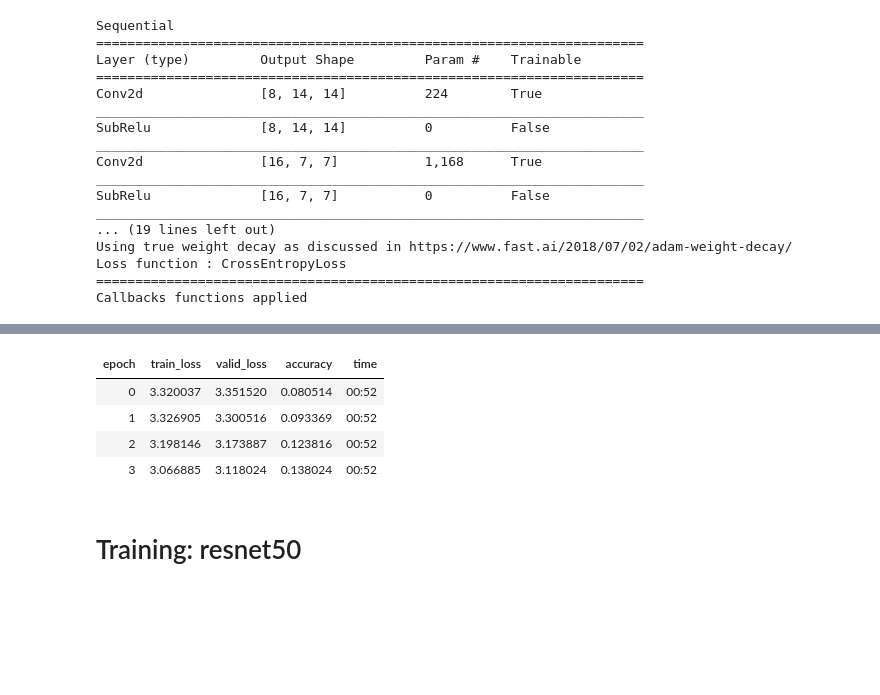
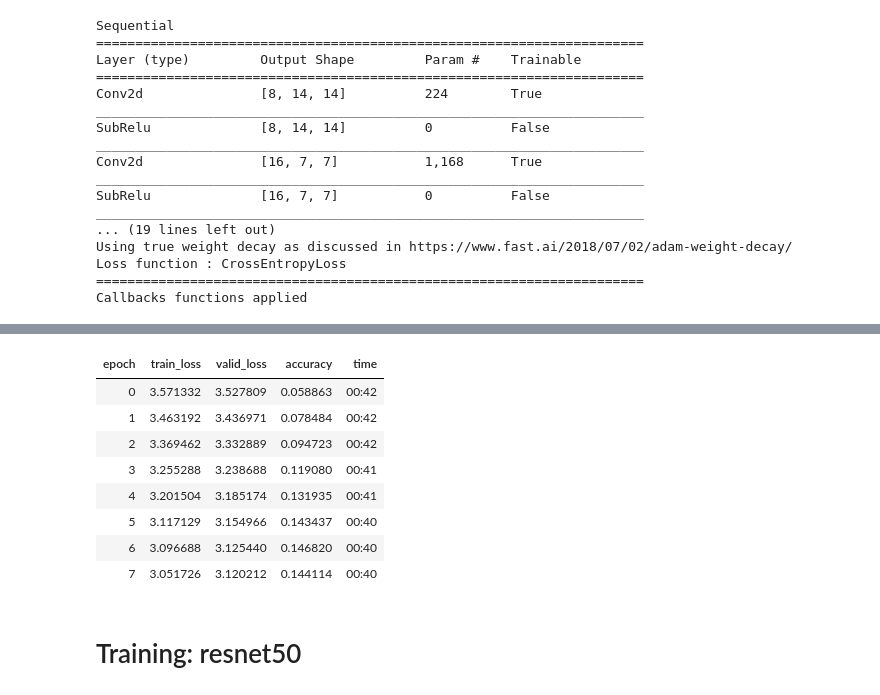
Before and after one commit to AnnieCRY/DS5500-Project2, a Jupyter notebook: pet_classification.ipynb, the cells around one changed output, grey strips where cells are left out. Saved outputs shown, nothing was run; the diff lists cells and outputs as text; code cells hidden in the pictures; blank space fills up the shorter version.

```diff
--- a/pet_classification.ipynb
+++ b/pet_classification.ipynb
@@ -379,11 +377,15 @@ LR Finder is complete, type {learner_name}.recorder.plot() to see the graph.
-# %%
-learn.fit_one_cycle(4, max_lr=1e-02)
-# %% [output]
-| epoch | train_loss | valid_loss | accuracy | time |
-| 0 | 3.320037 | 3.351520 | 0.080514 | 00:52 |
-| 1 | 3.326905 | 3.300516 | 0.093369 | 00:52 |
-| 2 | 3.198146 | 3.173887 | 0.123816 | 00:52 |
-| 3 | 3.066885 | 3.118024 | 0.138024 | 00:52 |
+# %%
+learn.fit_one_cycle(8)
+# %% [output]
+| epoch | train_loss | valid_loss | accuracy | time |
+| 0 | 3.571332 | 3.527809 | 0.058863 | 00:42 |
+| 1 | 3.463192 | 3.436971 | 0.078484 | 00:42 |
+| 2 | 3.369462 | 3.332889 | 0.094723 | 00:42 |
+| 3 | 3.255288 | 3.238688 | 0.119080 | 00:41 |
+| 4 | 3.201504 | 3.185174 | 0.131935 | 00:41 |
+| 5 | 3.117129 | 3.154966 | 0.143437 | 00:40 |
+| 6 | 3.096688 | 3.125440 | 0.146820 | 00:40 |
+| 7 | 3.051726 | 3.120212 | 0.144114 | 00:40 |
 # %% [markdown]
 # Training: resnet50
 # %% [markdown]
```
Also changed, not shown: parts of 6 cells of this notebook.
